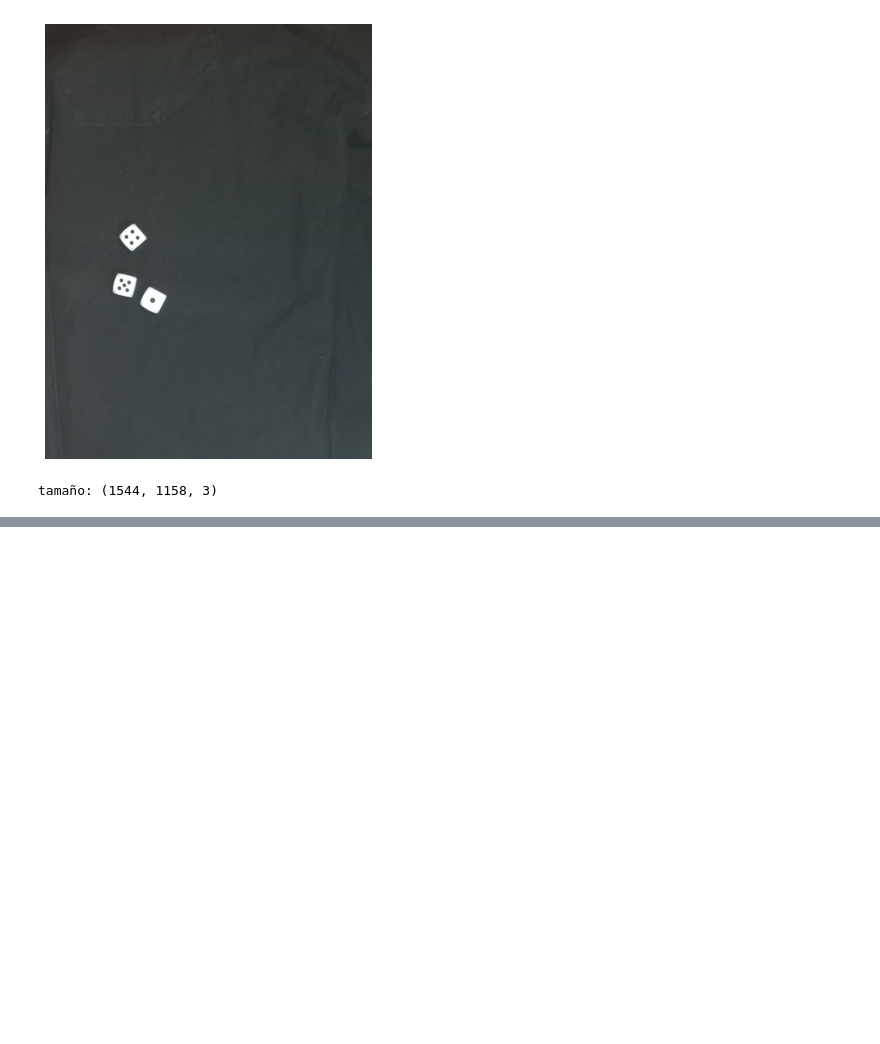
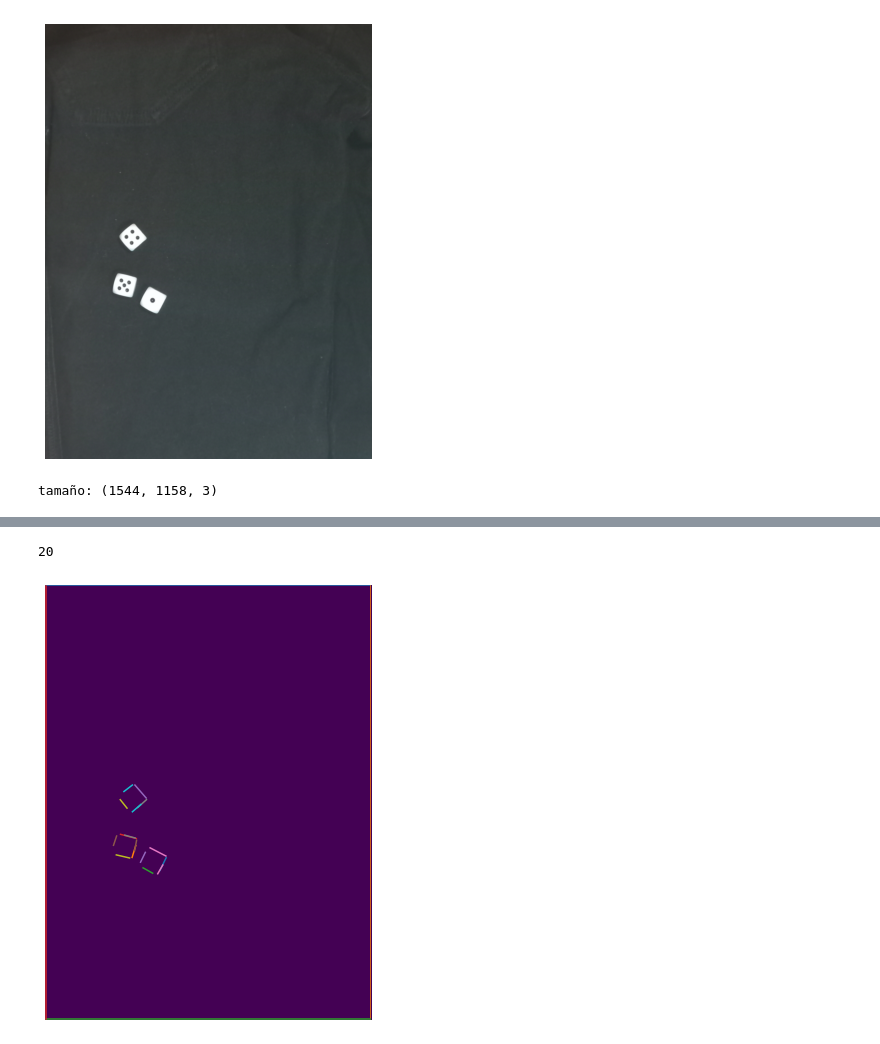
Before and after one commit to ChristopherMoralesA/Tarea-3-Vision, a Jupyter notebook: Tarea_3.ipynb, the cells around one changed output, grey strips where cells are left out. Drawn from its saved outputs; the diff is of its cells as text; code cells hidden in the pictures; blank space fills up the shorter version.

```diff
--- a/Tarea_3.ipynb
+++ b/Tarea_3.ipynb
@@ -45,0 +101,18 @@ tamaño: (1544, 1158, 3)
+# %%
+# Line finding using the Probabilistic Hough Transform
+image_gray = rgb2gray(img_quant)*255**3/2
+edgesHT = canny(image_gray, 2, 1, 25)
+linesHT1 = probabilistic_hough_line(edgesHT, threshold=10, line_length=30,
+                                 line_gap=3)
+
+print(len(linesHT1))
+plt.figure(figsize = (6,8))
+plt.imshow(edgesHT * 0)
+for line in linesHT1:
+    p0, p1 = line
+    plt.plot((p0[0], p1[0]), (p0[1], p1[1]))
+plt.axis('off')
+plt.show()
+# %% [output]
+20
+[figure, added]
```
Also changed, not shown: parts of 8 cells of this notebook, 2 other files.
